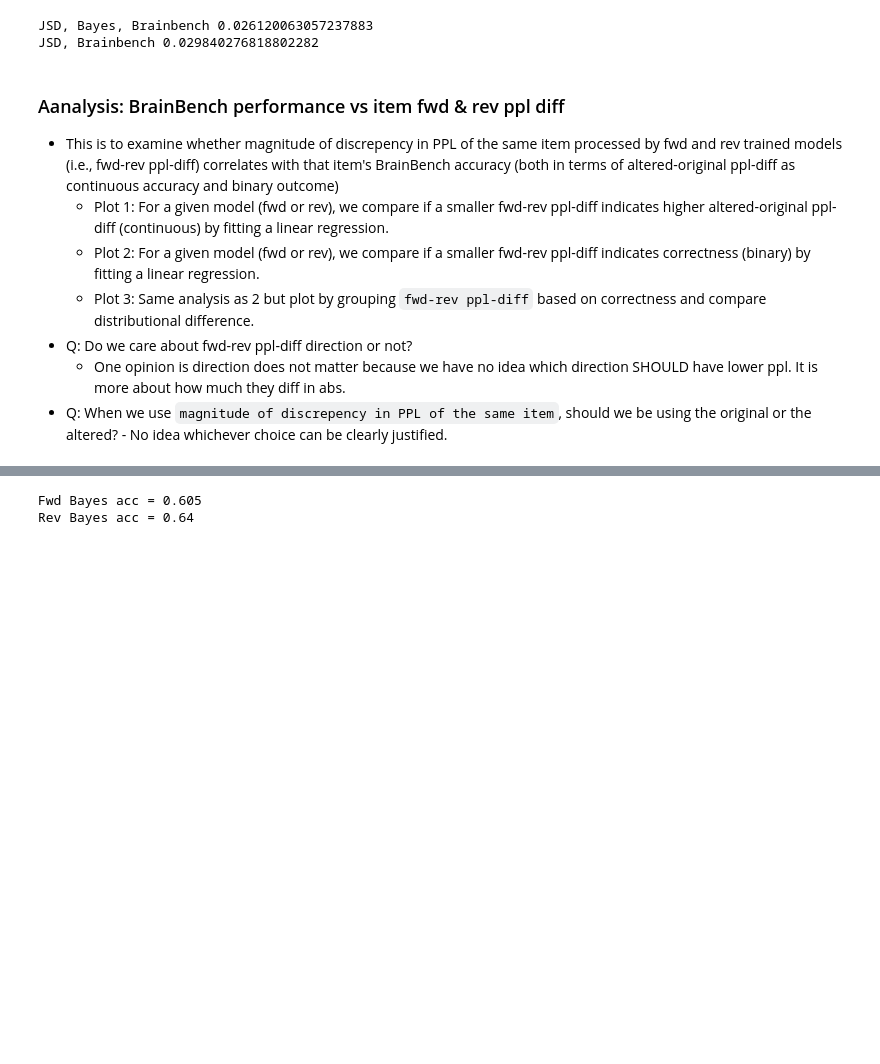
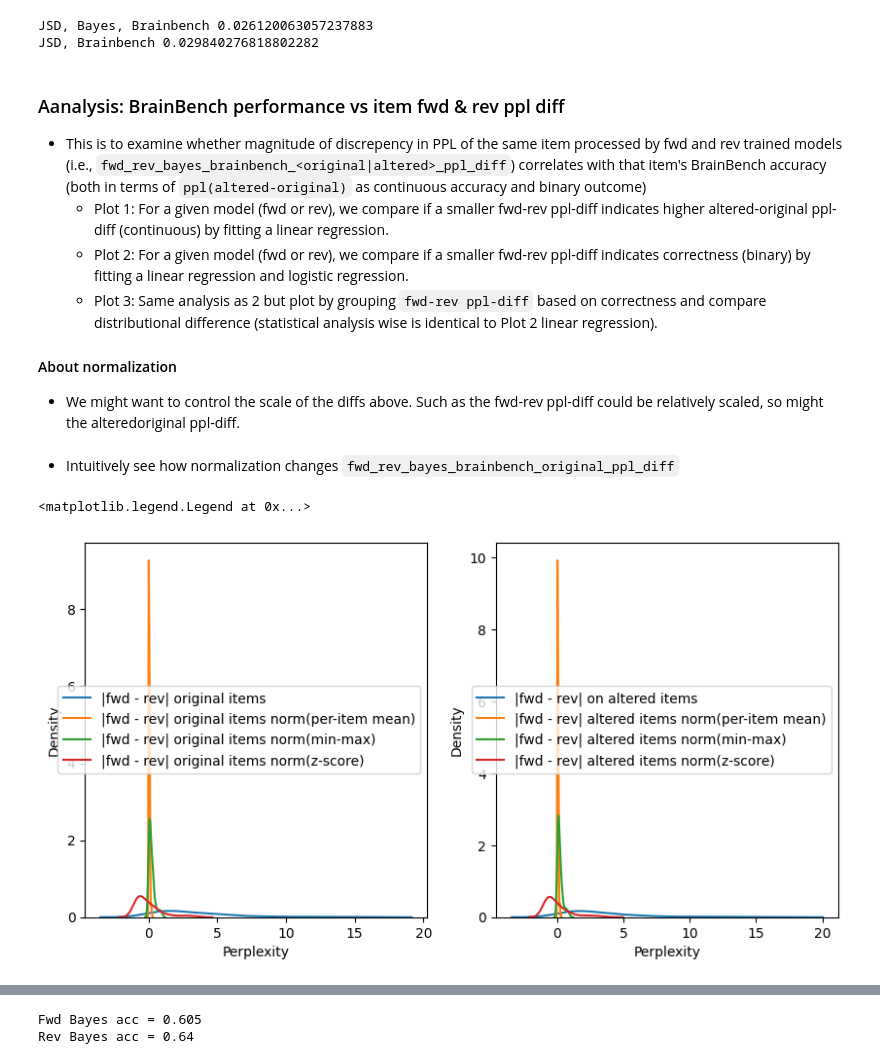
Before and after one commit to braingpt-lovelab/backwards, a Jupyter notebook: analyses/explore_ppl_diff_bayes.ipynb, the cells around one changed output, grey strips where cells are left out. Cells and saved outputs as stored; diff of their text form; code cells hidden in the pictures; blank space fills up the shorter version.

Commit message:
added code: options to normalize before correlation compute

```diff
--- a/analyses/explore_ppl_diff_bayes.ipynb
+++ b/analyses/explore_ppl_diff_bayes.ipynb
@@ -335,13 +357,13 @@ JSD, Bayes, Brainbench 0.026120063057237883
 JSD, Brainbench 0.029840276818802282
 # %% [markdown]
 ### Aanalysis: BrainBench performance vs item fwd & rev ppl diff
-* This is to examine whether magnitude of discrepency in PPL of the same item processed by fwd and rev trained models (i.e., fwd-rev ppl-diff) correlates with that item's BrainBench accuracy (both in terms of altered-original ppl-diff as continuous accuracy and binary outcome)
+* This is to examine whether magnitude of discrepency in PPL of the same item processed by fwd and rev trained models (i.e., `fwd_rev_bayes_brainbench_<original|altered>_ppl_diff`) correlates with that item's BrainBench accuracy (both in terms of `ppl(altered-original)` as continuous accuracy and binary outcome)
     - Plot 1: For a given model (fwd or rev), we compare if a smaller fwd-rev ppl-diff indicates higher altered-original ppl-diff (continuous) by fitting a linear regression.
-    - Plot 2: For a given model (fwd or rev), we compare if a smaller fwd-rev ppl-diff indicates correctness (binary) by fitting a linear regression.
-    - Plot 3: Same analysis as 2 but plot by grouping `fwd-rev ppl-diff` based on correctness and compare distributional difference.
-* Q: Do we care about fwd-rev ppl-diff direction or not?
-    - One opinion is direction does not matter because we have no idea which direction SHOULD have lower ppl. It is more about how much they diff in abs.
-* Q: When we use `magnitude of discrepency in PPL of the same item`, should we be using the original or the altered? - No idea whichever choice can be clearly justified.
+    - Plot 2: For a given model (fwd or rev), we compare if a smaller fwd-rev ppl-diff indicates correctness (binary) by fitting a linear regression and logistic regression.
+    - Plot 3: Same analysis as 2 but plot by grouping `fwd-rev ppl-diff` based on correctness and compare distributional difference (statistical analysis wise is identical to Plot 2 linear regression).
+
+#### About normalization
+* We might want to control the scale of the diffs above. Such as the fwd-rev ppl-diff could be relatively scaled, so might the alteredoriginal ppl-diff.
 # %%
 fwd_rev_bayes_brainbench_original_ppl_diff \
     = np.abs(fwd_bayes_brainbench_ppls_original - rev_bayes_brainbench_ppls_original)
@@ -349,0 +375,59 @@ fwd_rev_bayes_brainbench_altered_ppl_diff \
+# %% [markdown]
+* Intuitively see how normalization changes `fwd_rev_bayes_brainbench_original_ppl_diff`
+# %%
+# 1. Normalize per-item by mean
+fwd_rev_bayes_brainbench_original_ppl_diff_norm1 \
+    = np.abs(fwd_bayes_brainbench_ppls_original - rev_bayes_brainbench_ppls_original) \
+    / np.mean([fwd_bayes_brainbench_ppls_original, rev_bayes_brainbench_ppls_original], axis=0)
+fwd_rev_bayes_brainbench_altered_ppl_diff_norm1 \
+    = np.abs(fwd_bayes_brainbench_ppls_altered - rev_bayes_brainbench_ppls_altered) \
+    / np.mean([fwd_bayes_brainbench_ppls_altered, rev_bayes_brainbench_ppls_altered], axis=0)
+
+# 2. Normalize globally using Min-Max Normalization
+fwd_rev_bayes_brainbench_original_ppl_diff_abs = np.abs(fwd_bayes_brainbench_ppls_original - rev_bayes_brainbench_ppls_original)
+fwd_rev_bayes_brainbench_original_ppl_diff_abs_min = np.min(fwd_rev_bayes_brainbench_original_ppl_diff_abs)
+fwd_rev_bayes_brainbench_original_ppl_diff_abs_max = np.max(fwd_rev_bayes_brainbench_original_ppl_diff_abs)
+fwd_rev_bayes_brainbench_original_ppl_diff_norm2 = (
+    fwd_rev_bayes_brainbench_original_ppl_diff_abs - fwd_rev_bayes_brainbench_original_ppl_diff_abs_min
+) / (fwd_rev_bayes_brainbench_original_ppl_diff_abs_max - fwd_rev_bayes_brainbench_original_ppl_diff_abs_min)
+
+fwd_rev_bayes_brainbench_altered_ppl_diff_abs = np.abs(fwd_bayes_brainbench_ppls_altered - rev_bayes_brainbench_ppls_altered)
+fwd_rev_bayes_brainbench_altered_ppl_diff_abs_min = np.min(fwd_rev_bayes_brainbench_altered_ppl_diff_abs)
+fwd_rev_bayes_brainbench_altered_ppl_diff_abs_max = np.max(fwd_rev_bayes_brainbench_altered_ppl_diff_abs)
+fwd_rev_bayes_brainbench_altered_ppl_diff_norm2 = (
+    fwd_rev_bayes_brainbench_altered_ppl_diff_abs - fwd_rev_bayes_brainbench_altered_ppl_diff_abs_min
+) / (fwd_rev_bayes_brainbench_altered_ppl_diff_abs_max - fwd_rev_bayes_brainbench_altered_ppl_diff_abs_min)
+
+# 3. Normalize globally using Z-score Normalization
+fwd_rev_bayes_brainbench_original_ppl_diff_abs_mean = np.mean(fwd_rev_bayes_brainbench_original_ppl_diff_abs)
+fwd_rev_bayes_brainbench_original_ppl_diff_abs_std = np.std(fwd_rev_bayes_brainbench_original_ppl_diff_abs)
+fwd_rev_bayes_brainbench_original_ppl_diff_norm3 = (
+    fwd_rev_bayes_brainbench_original_ppl_diff_abs - fwd_rev_bayes_brainbench_original_ppl_diff_abs_mean
+) / fwd_rev_bayes_brainbench_original_ppl_diff_abs_std
+
+fwd_rev_bayes_brainbench_altered_ppl_diff_abs_mean = np.mean(fwd_rev_bayes_brainbench_altered_ppl_diff_abs)
+fwd_rev_bayes_brainbench_altered_ppl_diff_abs_std = np.std(fwd_rev_bayes_brainbench_altered_ppl_diff_abs)
+fwd_rev_bayes_brainbench_altered_ppl_diff_norm3 = (
+    fwd_rev_bayes_brainbench_altered_ppl_diff_abs - fwd_rev_bayes_brainbench_altered_ppl_diff_abs_mean
+) / fwd_rev_bayes_brainbench_altered_ppl_diff_abs_std
+fwd_rev_bayes_brainbench_original_ppl_diff_norm3 = (
+    fwd_rev_bayes_brainbench_original_ppl_diff_abs - fwd_rev_bayes_brainbench_original_ppl_diff_abs_mean
+) / fwd_rev_bayes_brainbench_original_ppl_diff_abs_std
+
+fig, axes = plt.subplots(1, 2, figsize=(10, 5))
+sns.kdeplot(fwd_rev_bayes_brainbench_original_ppl_diff, label="|fwd - rev| original items", ax=axes[0])
+sns.kdeplot(fwd_rev_bayes_brainbench_original_ppl_diff_norm1, label="|fwd - rev| original items norm(per-item mean)", ax=axes[0])
+sns.kdeplot(fwd_rev_bayes_brainbench_original_ppl_diff_norm2, label="|fwd - rev| original items norm(min-max)", ax=axes[0])
+sns.kdeplot(fwd_rev_bayes_brainbench_original_ppl_diff_norm3, label="|fwd - rev| original items norm(z-score)", ax=axes[0])
+sns.kdeplot(fwd_rev_bayes_brainbench_altered_ppl_diff, label="|fwd - rev| on altered items", ax=axes[1])
+sns.kdeplot(fwd_rev_bayes_brainbench_altered_ppl_diff_norm1, label="|fwd - rev| altered items norm(per-item mean)", ax=axes[1])
+sns.kdeplot(fwd_rev_bayes_brainbench_altered_ppl_diff_norm2, label="|fwd - rev| altered items norm(min-max)", ax=axes[1])
+sns.kdeplot(fwd_rev_bayes_brainbench_altered_ppl_diff_norm3, label="|fwd - rev| altered items norm(z-score)", ax=axes[1])
+
+axes[0].set_xlabel("Perplexity")
+axes[0].legend()
+axes[1].set_xlabel("Perplexity")
+axes[1].legend()
+# %% [output]
+<matplotlib.legend.Legend at 0x...>
+[figure, added]
```
Also changed, not shown: parts of 10 cells of this notebook.
